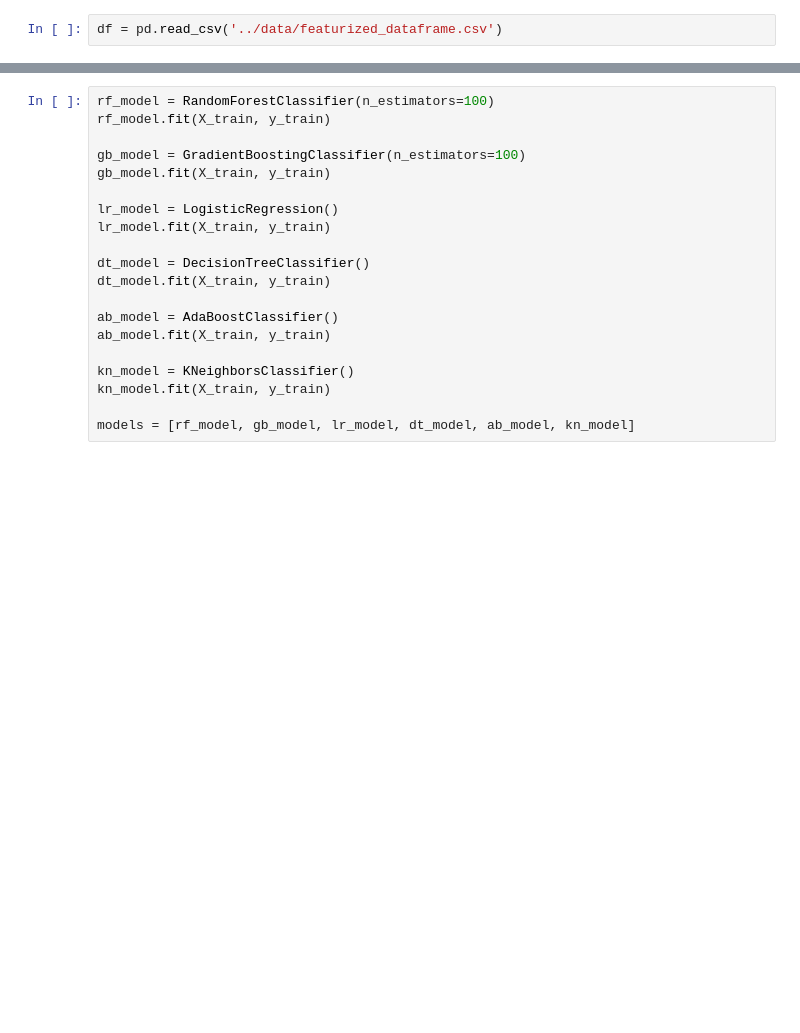
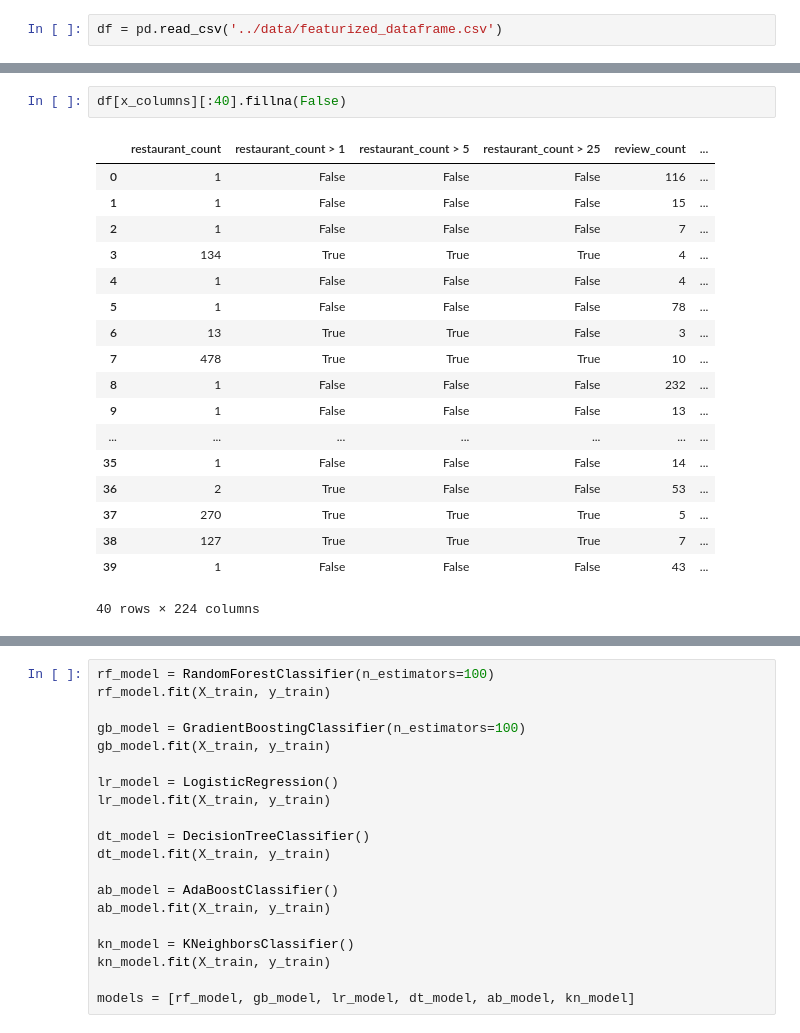
Before and after one commit to ellcrane/restaurant-closing-probability, a Jupyter notebook: notebooks/model.ipynb, the cells around one changed output, grey strips where cells are left out. Drawn from its saved outputs; the diff is of its cells as text; blank space fills up the shorter version.

```diff
--- a/notebooks/model.ipynb
+++ b/notebooks/model.ipynb
@@ -147,0 +71,21 @@ X_train, X_test, y_train, y_test = train_test_split(x_df, y_df, test_size=0.33,
+# %%
+df[x_columns][:40].fillna(False)
+# %% [output]
+|  | restaurant_count | restaurant_count > 1 | restaurant_count > 5 | restaurant_count > 25 | review_count | ... |
+| 0 | 1 | False | False | False | 116 | ... |
+| 1 | 1 | False | False | False | 15 | ... |
+| 2 | 1 | False | False | False | 7 | ... |
+| 3 | 134 | True | True | True | 4 | ... |
+| 4 | 1 | False | False | False | 4 | ... |
+| 5 | 1 | False | False | False | 78 | ... |
+| 6 | 13 | True | True | False | 3 | ... |
+| 7 | 478 | True | True | True | 10 | ... |
+| 8 | 1 | False | False | False | 232 | ... |
+| 9 | 1 | False | False | False | 13 | ... |
+| ... | ... | ... | ... | ... | ... | ... |
+| 35 | 1 | False | False | False | 14 | ... |
+| 36 | 2 | True | False | False | 53 | ... |
+| 37 | 270 | True | True | True | 5 | ... |
+| 38 | 127 | True | True | True | 7 | ... |
+| 39 | 1 | False | False | False | 43 | ... |
+40 rows × 224 columns
```
Also changed, not shown: parts of 4 cells of this notebook.
